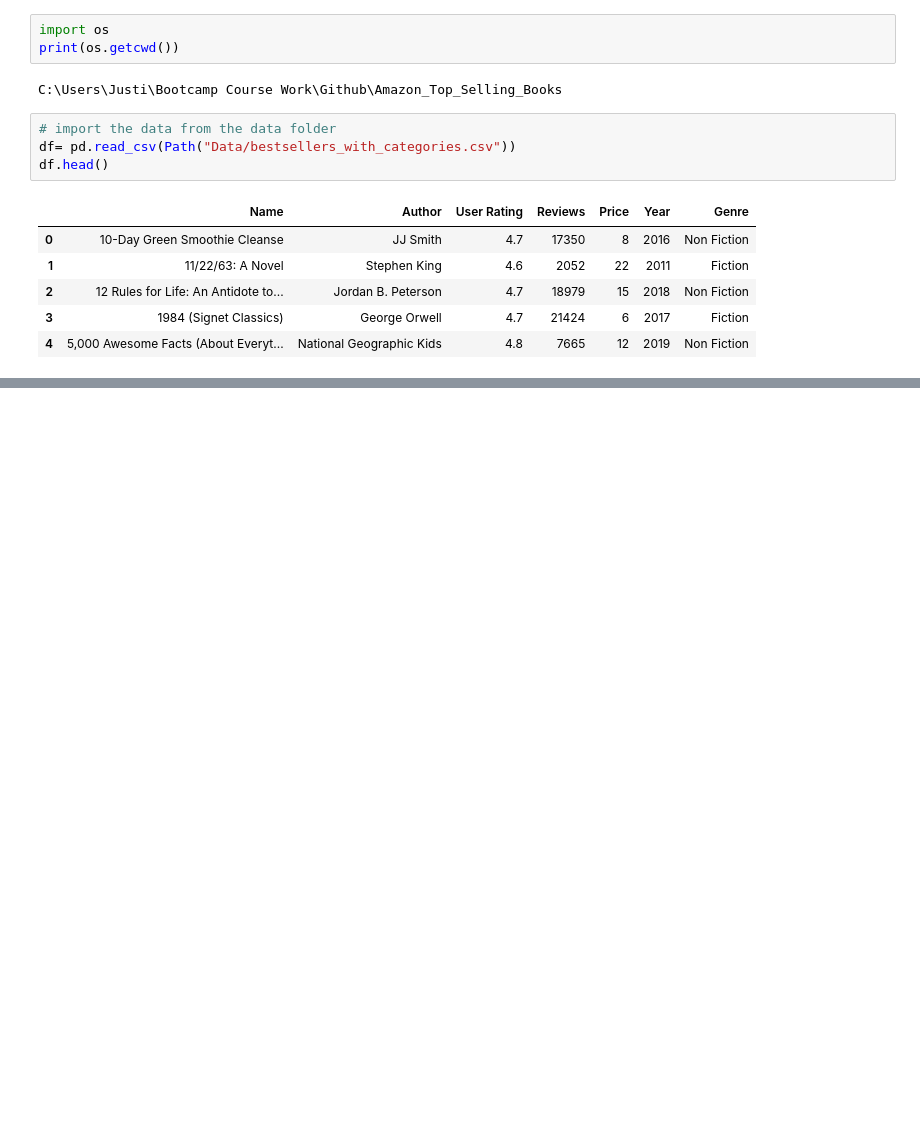
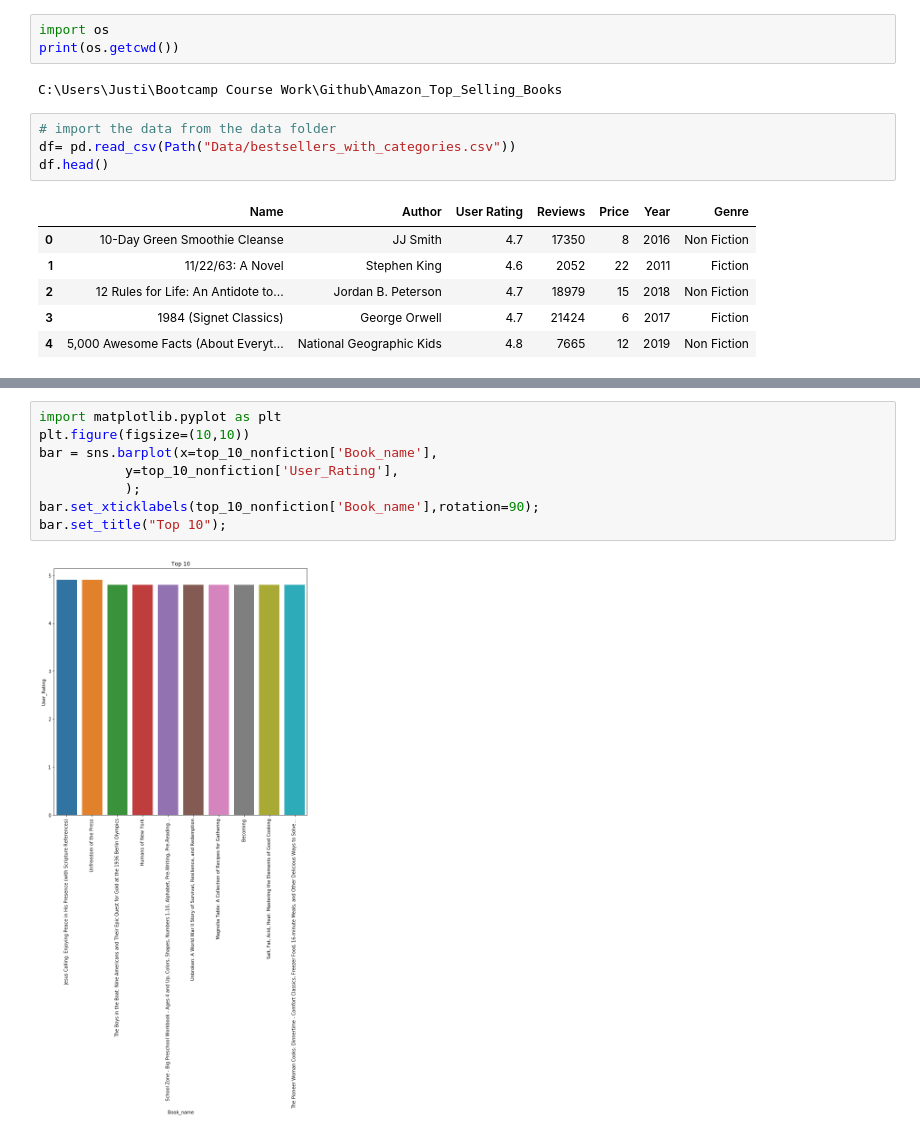
Before and after one commit to justinm329/Amazon_Top_Selling_Books, a Jupyter notebook: Kaggle_dv.ipynb, the cells around one changed output, grey strips where cells are left out. Cells and saved outputs as stored; diff of their text form; blank space fills up the shorter version.

```diff
--- a/Kaggle_dv.ipynb
+++ b/Kaggle_dv.ipynb
@@ -148,0 +227,10 @@ top_5.hvplot.bar()
+# %%
+import matplotlib.pyplot as plt
+plt.figure(figsize=(10,10))
+bar = sns.barplot(x=top_10_nonfiction['Book_name'],
+           y=top_10_nonfiction['User_Rating'],
+           );
+bar.set_xticklabels(top_10_nonfiction['Book_name'],rotation=90);
+bar.set_title("Top 10");
+# %% [output]
+[figure, added]
```
Also changed, not shown: parts of 31 cells of this notebook.
